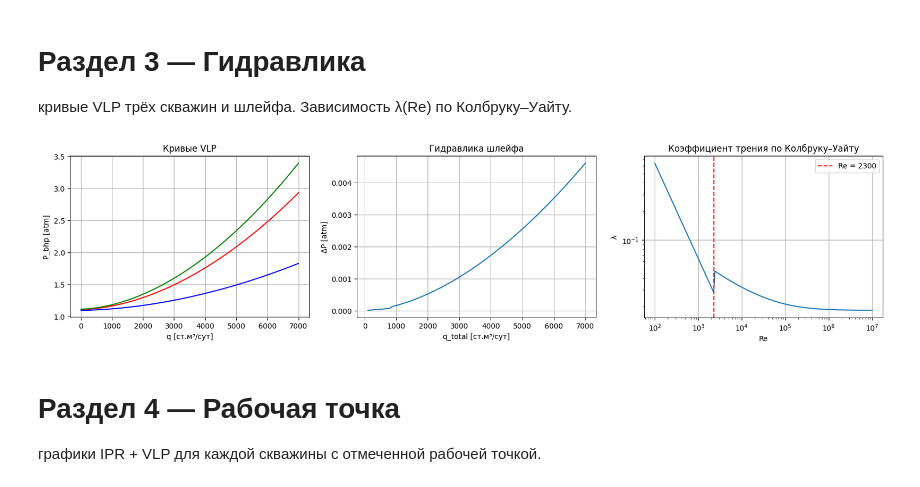
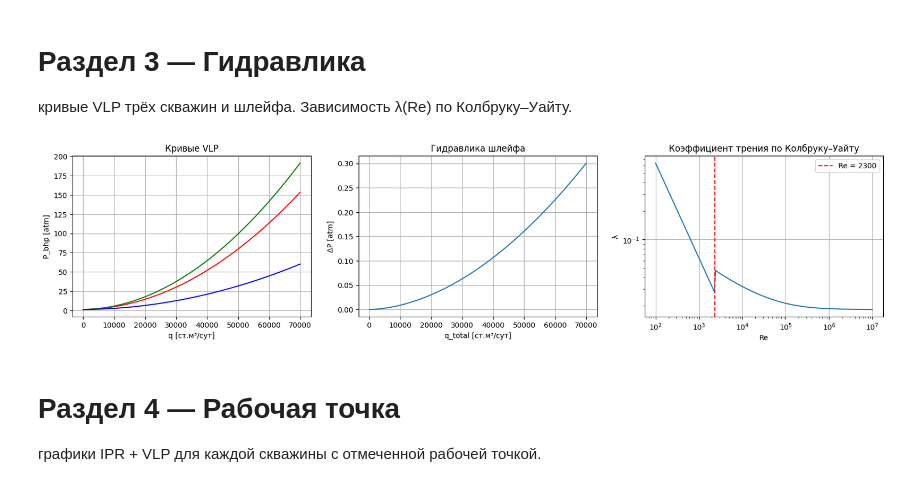
Before and after one commit to luismhpz95/gas_field_simulator, a Jupyter notebook: курсовая.ipynb, the cells around one changed output. Saved outputs shown, nothing was run; the diff lists cells and outputs as text; code cells hidden in the pictures.

```diff
--- a/курсовая.ipynb
+++ b/курсовая.ipynb
@@ -108,37 +108,37 @@ plt.show()
 кривые VLP трёх скважин и шлейфа. Зависимость λ(Re) по Колбруку–Уайту.
 # %%
 P_man = 1
-q_range = np.linspace(10, 7000, 100)
+q_range = np.linspace(10, 70000, 100)
 
 vlp_1 = [P_man + nkt_1.dp(P_man, q).dP for q in q_range]
 vlp_2 = [P_man + nkt_2.dp(P_man, q).dP for q in q_range]
 vlp_3 = [P_man + nkt_3.dp(P_man, q).dP for q in q_range]
 
 fig, axes = plt.subplots(1,3, figsize=(20, 4) )
 
 axes[0].plot(q_range, vlp_1, 'r-', label='Скважина 1')
 axes[0].plot(q_range, vlp_2, 'g-', label='Скважина 2')
 axes[0].plot(q_range, vlp_3, 'b-', label='Скважина 3')
 axes[0].set(xlabel='q [ст.м³/сут]', ylabel='P_bhp [atm]', title='Кривые VLP')
 
 # VLP шлейфа
-q_shlyf = np.linspace(100, 7000, 100)
+q_shlyf = np.linspace(100, 70000, 100)
 dP_shlyf = [shlyf.dp(dcs.P_in(), q).dP for q in q_shlyf]
 
 axes[1].plot(q_shlyf, dP_shlyf)
 axes[1].set(xlabel='q_total [ст.м³/сут]', ylabel='ΔP [atm]', title='Гидравлика шлейфа')
 
 # λ(Re)
 Re_range = np.logspace(2, 7, 200)
 lambda_vals = [nkt_1.f_lambda(Re) for Re in Re_range]
 
 axes[2].loglog(Re_range, lambda_vals)
 axes[2].axvline(2300, color='r', linestyle='--', label='Re = 2300')
 axes[2].set(xlabel='Re', ylabel='λ', title='Коэффициент трения по Колбруку–Уайту')
 
 plt.legend(); plt.show()
 # %% [output]
-[figure, old version]
+[figure, new version]
 # %% [markdown]
 # Раздел 4 — Рабочая точка
 
```
Also changed, not shown: parts of 7 cells of this notebook.
